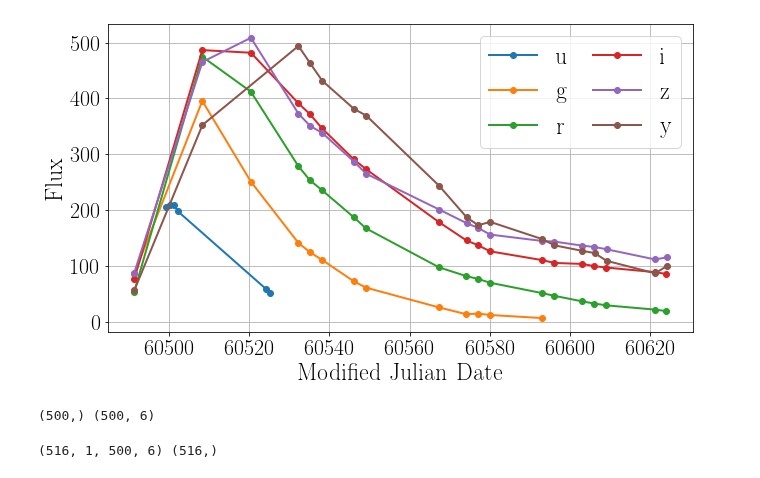
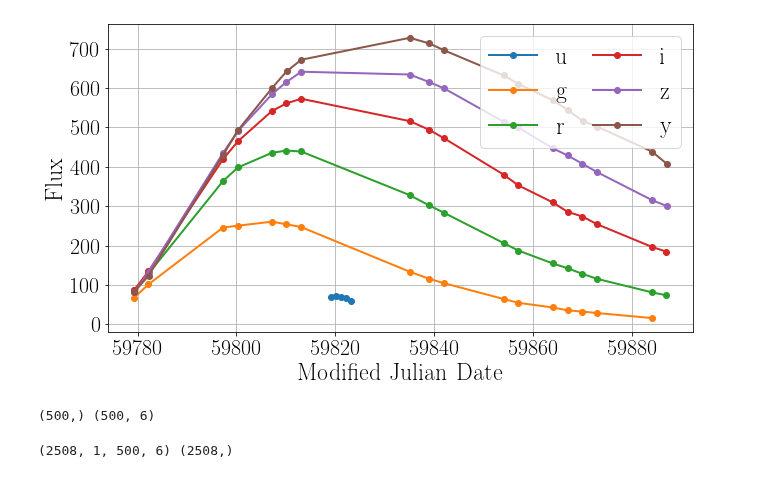
Before and after one commit to HSE-LAMBDA/light_curve_approx, a Jupyter notebook: notebooks/SecondClassification.ipynb, the cells around one changed output. Drawn from its saved outputs; the diff is of its cells as text; code cells hidden in the pictures.

```diff
--- a/notebooks/SecondClassification.ipynb
+++ b/notebooks/SecondClassification.ipynb
@@ -23,9 +23,3 @@ rc('text.latex', preamble='''
         \\usepackage{amssymb}
         \\usepackage{amsfonts}
         \\usepackage[russian]{babel}''')
-# %%
-metadata = pd.read_csv('../data/plasticc/plasticc_train_metadata.csv.gz', index_col=0)
-data = pd.read_csv('../data/plasticc/plasticc_train_lightcurves.csv.gz')
-
-data = data[data.detected_bool == 1]
-metadata.head()
@@ -40,0 +26,3 @@ metadata.head()
+# %%
+good_objects_df = pd.read_csv("../data/plasticc/good_objects.csv", index_col=0)
+good_objects_df.sample(10)
@@ -44,8 +44,6 @@ object_ids = np.unique(data.object_id)
 passband2name = {0: 'u', 1: 'g', 2: 'r', 3: 'i', 4: 'z', 5: 'y'}
 passband2lam  = {0: np.log10(3751.36), 1: np.log10(4741.64), 2: np.log10(6173.23),
                  3: np.log10(7501.62), 4: np.log10(8679.19), 5: np.log10(9711.53)}
-
-data["log_lam"] = data.apply(lambda x: passband2lam[x.passband], axis=1)
 # %%
 def get_object(data, object_id):
     anobject = data[data.object_id == object_id]
@@ -109,11 +86,11 @@ def plot_light_curves(anobject, title=""):
     plt.show()
 #    fig.savefig("../pictures/light_curve_{}.pdf".format(anobject.object_id.to_numpy()[0]))
 # %%
-anobject = get_object(data, 19213)
+anobject = get_object(good_objects_df, 34299)
 
 plot_light_curves(anobject)
 # %% [output]
-[figure, old version]
+[figure, new version]
 # %%
 from sklearn.model_selection import train_test_split
 import gp_aug
@@ -150,8 +120,8 @@ from tqdm import tqdm_notebook
 
 all_data = []
 all_target_classes = []
-for good_id in tqdm_notebook(good_object_ids):
-    anobject = get_object(data, good_id)
+for good_id in tqdm_notebook(object_ids):
+    anobject = get_object(good_objects_df, good_id)
     anobject_train, anobject_test = train_test_split(anobject, test_size=0.36, random_state=11)
 
     model = gp_aug.GaussianProcessesAugmentation(passband2lam)
@@ -166,8 +136,7 @@ for good_id in tqdm_notebook(good_object_ids):
     data_array = flux_aug.reshape((N_PASSBANDS, N_OBS)).T
     all_data.append([data_array])
 
-    true_target = int(metadata.loc[good_id].true_target)
-    true_class = 1 if true_target in (90, 67, 52) else 0
+    true_class = int(anobject['class'].to_numpy()[0])
 
     all_target_classes.append(true_class)
 
@@ -175,7 +144,7 @@ all_data = np.array(all_data)
 all_target_classes = np.array(all_target_classes)
 print(all_data.shape, all_target_classes.shape)
 # %% [output]
-(516, 1, 500, 6) (516,)
+(2508, 1, 500, 6) (2508,)
 # %%
 import torch
 import torch.nn as nn
```
Also changed, not shown: parts of 11 cells of this notebook, 6 other files.
